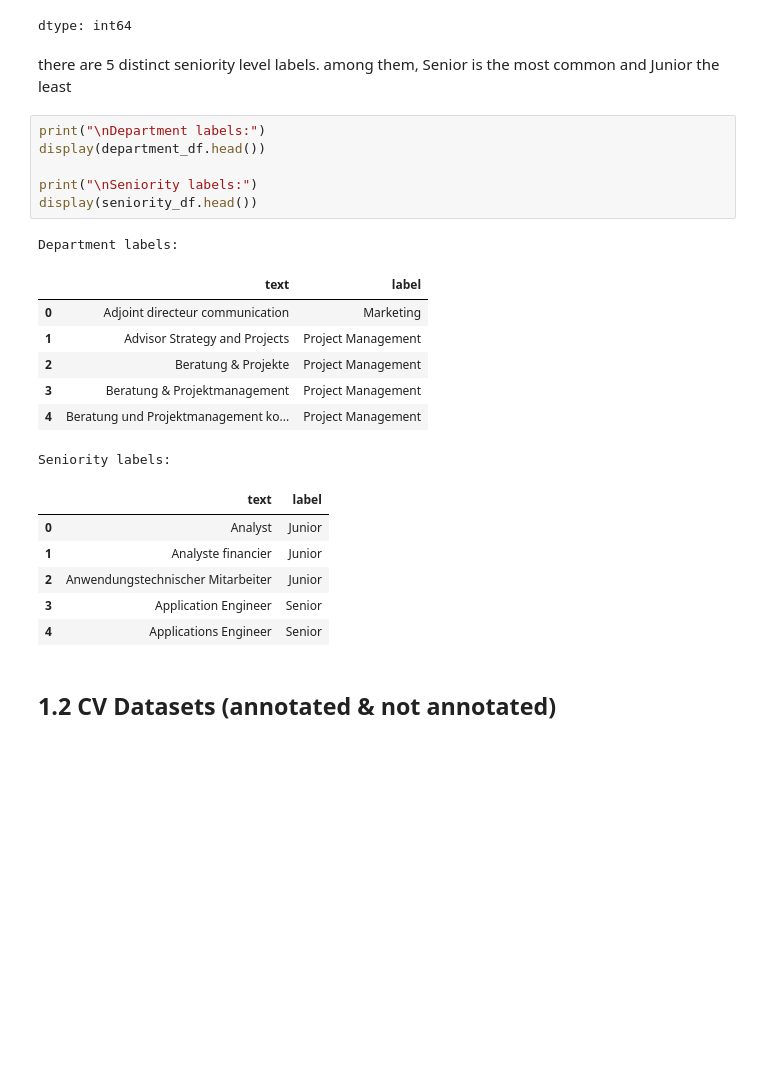
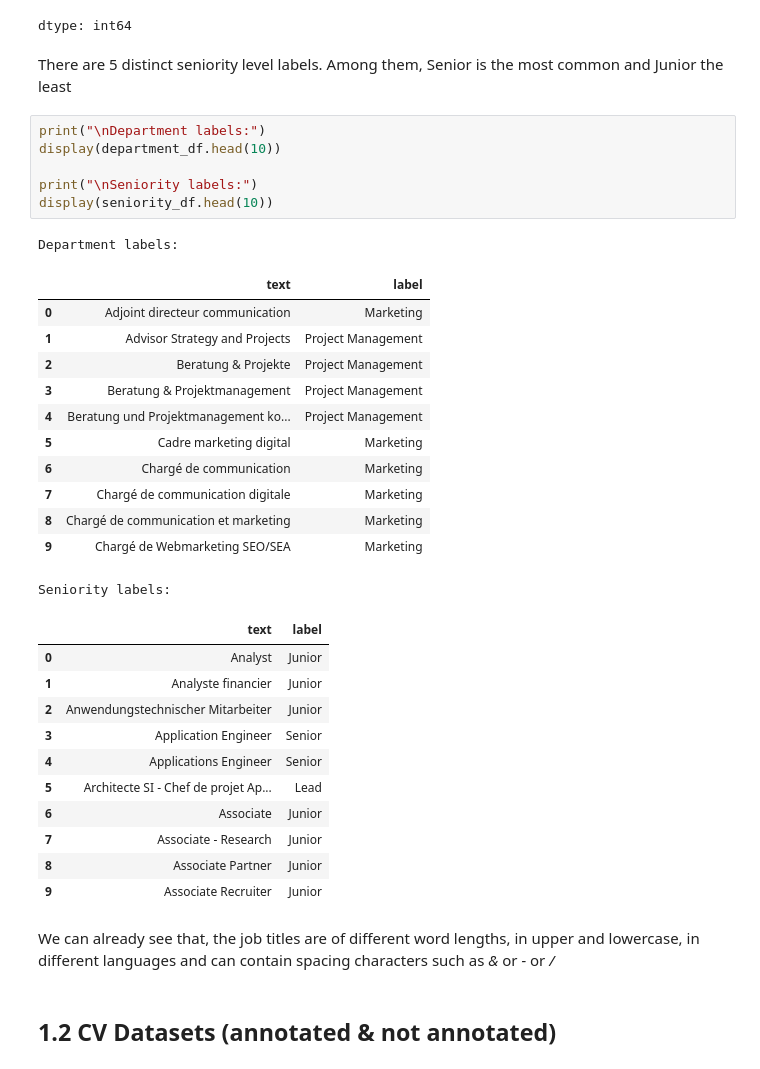
Before and after one commit to luisadosch/nlp-job-title-classification-benchmark-snapaddy, a Jupyter notebook: Untitled0.ipynb, the cells around one changed output. Drawn from its saved outputs; the diff is of its cells as text; blank space fills up the shorter version.

```diff
--- a/Untitled0.ipynb
+++ b/Untitled0.ipynb
@@ -99,21 +99,26 @@ seniority_df['label'].value_counts()
 | Junior | 409 |
 dtype: int64
 # %% [markdown]
-there are 5 distinct seniority level labels. among them, Senior is the most common and Junior the least
+There are 5 distinct seniority level labels. Among them, Senior is the most common and Junior the least
 # %%
 print("\nDepartment labels:")
-display(department_df.head())
+display(department_df.head(10))
 
 print("\nSeniority labels:")
-display(seniority_df.head())
+display(seniority_df.head(10))
 # %% [output]
 Department labels:
 |  | text | label |
 | 0 | Adjoint directeur communication | Marketing |
 | 1 | Advisor Strategy and Projects | Project Management |
 | 2 | Beratung & Projekte | Project Management |
 | 3 | Beratung & Projektmanagement | Project Management |
 | 4 | Beratung und Projektmanagement ko... | Project Management |
+| 5 | Cadre marketing digital | Marketing |
+| 6 | Chargé de communication | Marketing |
+| 7 | Chargé de communication digitale | Marketing |
+| 8 | Chargé de communication et marketing | Marketing |
+| 9 | Chargé de Webmarketing SEO/SEA | Marketing |
 Seniority labels:
 |  | text | label |
 | 0 | Analyst | Junior |
@@ -121,6 +126,13 @@ Seniority labels:
 | 2 | Anwendungstechnischer Mitarbeiter | Junior |
 | 3 | Application Engineer | Senior |
 | 4 | Applications Engineer | Senior |
+| 5 | Architecte SI - Chef de projet Ap... | Lead |
+| 6 | Associate | Junior |
+| 7 | Associate - Research | Junior |
+| 8 | Associate Partner | Junior |
+| 9 | Associate Recruiter | Junior |
+# %% [markdown]
+We can already see that, the job titles are of different word lengths, in upper and lowercase, in different languages and can contain spacing characters such as *&* or *-* or */*
 # %% [markdown]
 ## 1.2 CV Datasets (annotated & not annotated)
 # %%
```
Also changed, not shown: parts of 89 cells of this notebook.
